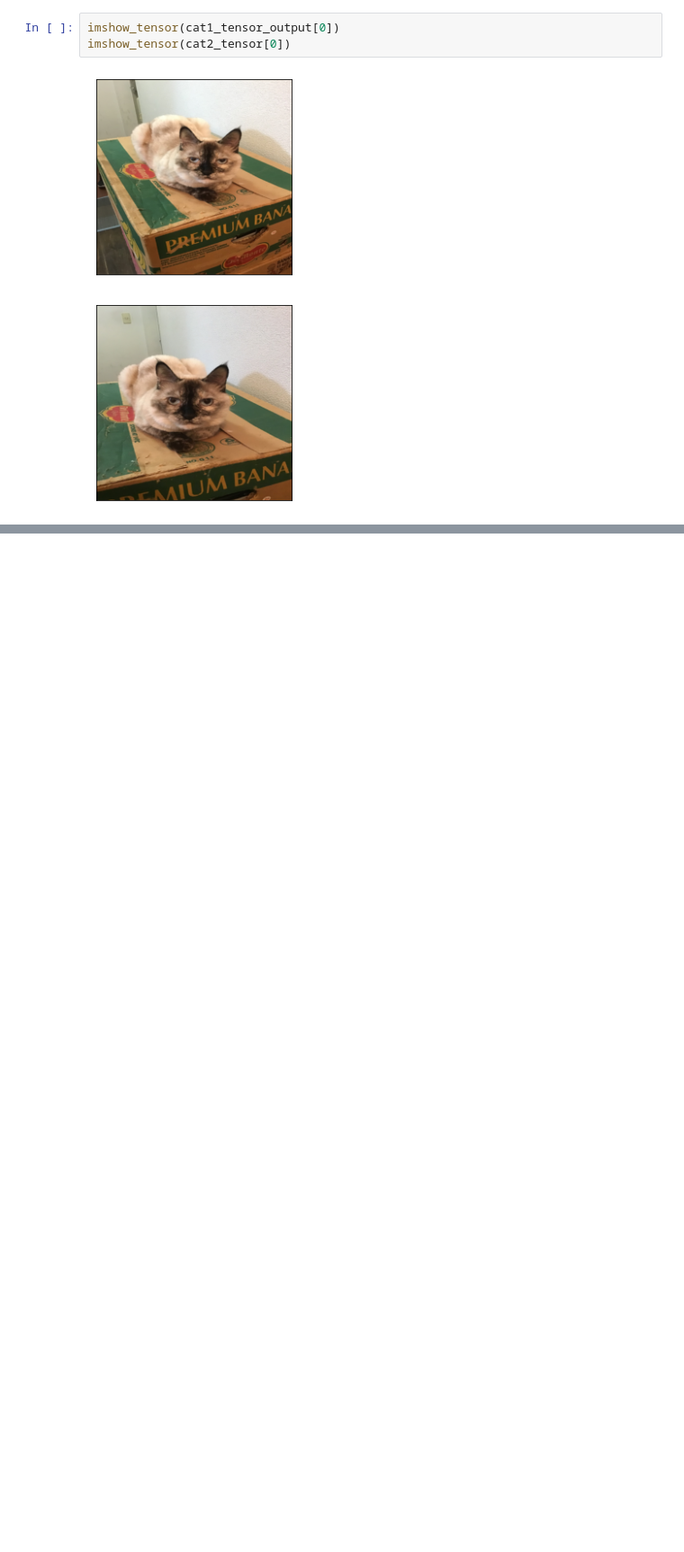
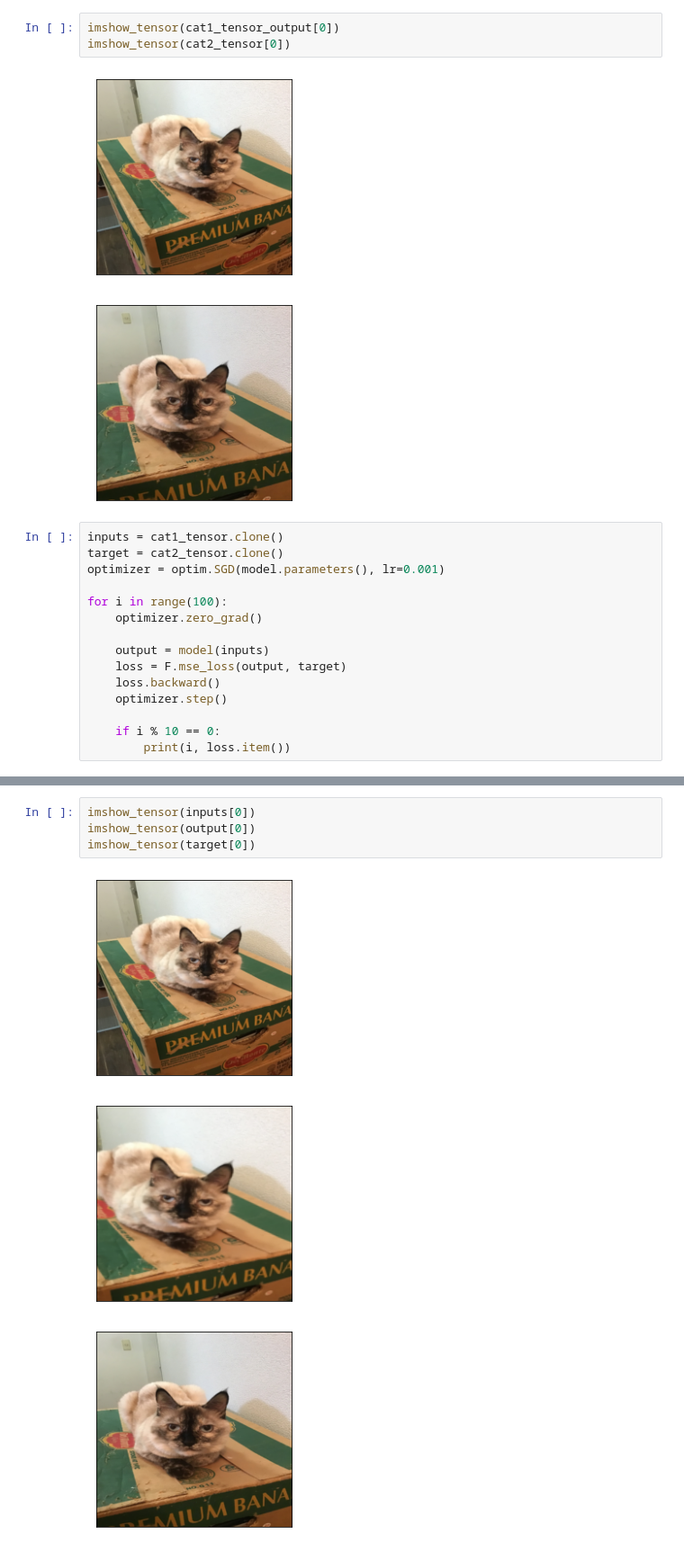
Before and after one commit to shimopino/papers-challenge, a Jupyter notebook: src/gan/GST/notebooks/Intuition_of_Geometric_Style_Transfer.ipynb, the cells around one changed output, grey strips where cells are left out. Shown at 90% size. Cells and saved outputs as stored; diff of their text form; blank space fills up the shorter version.

```diff
--- a/src/gan/GST/notebooks/Intuition_of_Geometric_Style_Transfer.ipynb
+++ b/src/gan/GST/notebooks/Intuition_of_Geometric_Style_Transfer.ipynb
@@ -358,3 +360,18 @@ imshow_tensor(cat2_tensor[0])
 # %% [output]
 [figure]
 [figure]
+# %%
+inputs = cat1_tensor.clone()
+target = cat2_tensor.clone()
+optimizer = optim.SGD(model.parameters(), lr=0.001)
+
+for i in range(100):
+    optimizer.zero_grad()
+
+    output = model(inputs)
+    loss = F.mse_loss(output, target)
+    loss.backward()
+    optimizer.step()
+
+    if i % 10 == 0:
+        print(i, loss.item())
@@ -360,0 +389,8 @@ imshow_tensor(cat2_tensor[0])
+# %%
+imshow_tensor(inputs[0])
+imshow_tensor(output[0])
+imshow_tensor(target[0])
+# %% [output]
+[figure, added]
+[figure, added]
+[figure, added]
```
Also changed, not shown: parts of 3 cells of this notebook.
